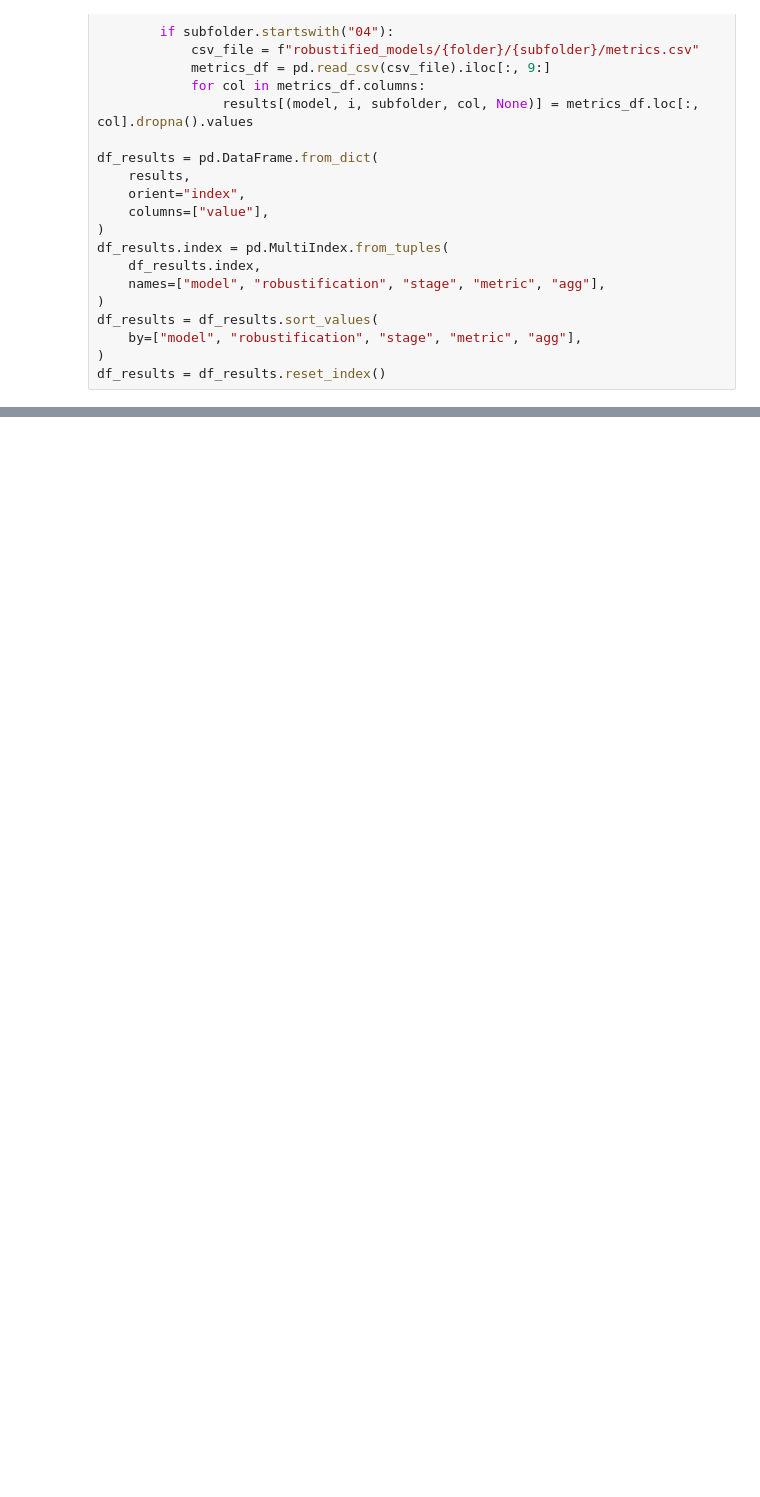
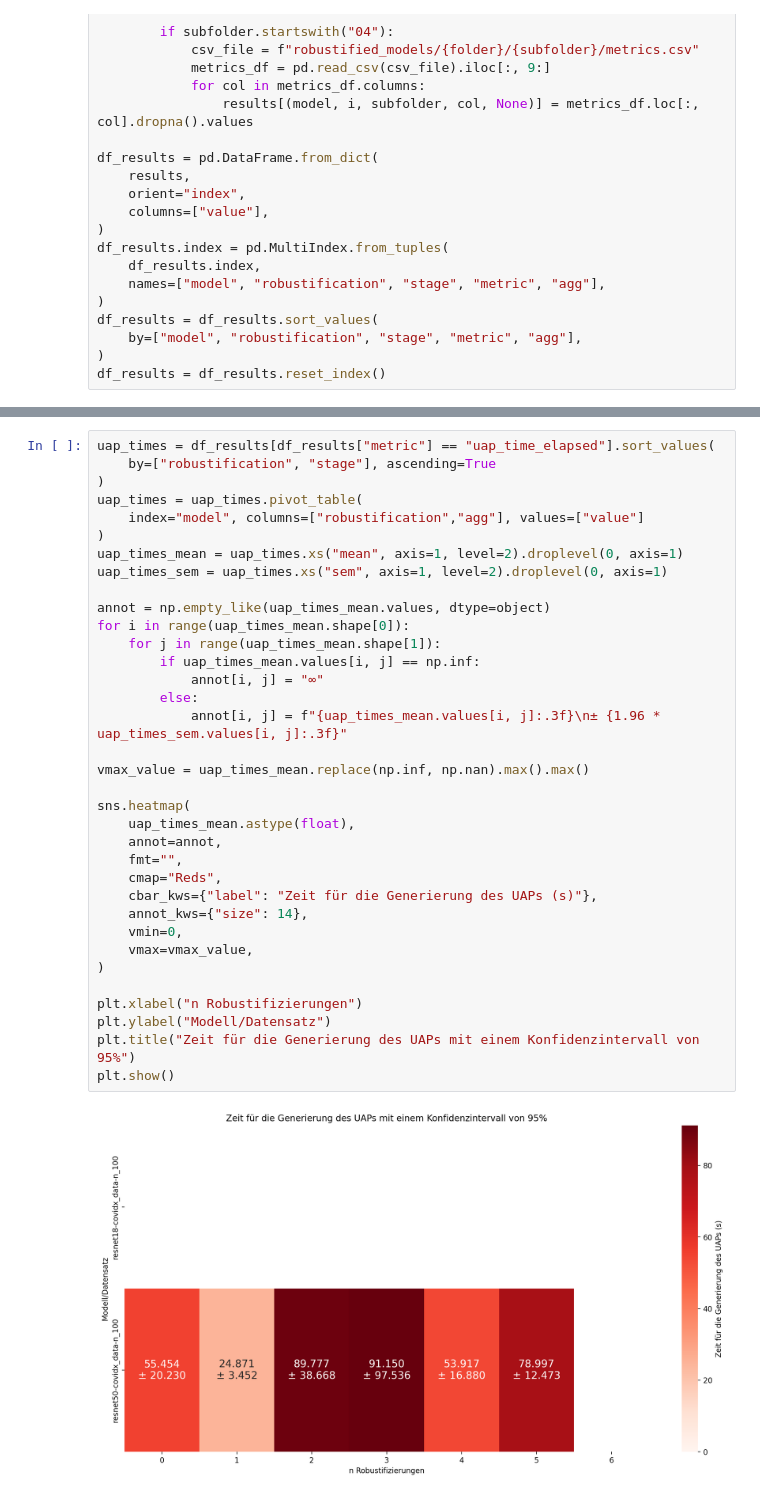
Before and after one commit to AdversarialAttacks/main, a Jupyter notebook: notebooks/11-metrics.ipynb, the cells around one changed output, grey strips where cells are left out. Drawn from its saved outputs; the diff is of its cells as text; blank space fills up the shorter version.

```diff
--- a/notebooks/11-metrics.ipynb
+++ b/notebooks/11-metrics.ipynb
@@ -167,0 +158,37 @@ uap_times
+# %%
+uap_times = df_results[df_results["metric"] == "uap_time_elapsed"].sort_values(
+    by=["robustification", "stage"], ascending=True
+)
+uap_times = uap_times.pivot_table(
+    index="model", columns=["robustification","agg"], values=["value"]
+)
+uap_times_mean = uap_times.xs("mean", axis=1, level=2).droplevel(0, axis=1)
+uap_times_sem = uap_times.xs("sem", axis=1, level=2).droplevel(0, axis=1)
+
+annot = np.empty_like(uap_times_mean.values, dtype=object)
+for i in range(uap_times_mean.shape[0]):
+    for j in range(uap_times_mean.shape[1]):
+        if uap_times_mean.values[i, j] == np.inf:
+            annot[i, j] = "∞"
+        else:
+            annot[i, j] = f"{uap_times_mean.values[i, j]:.3f}\n± {1.96 * uap_times_sem.values[i, j]:.3f}"
+
+vmax_value = uap_times_mean.replace(np.inf, np.nan).max().max()
+
+sns.heatmap(
+    uap_times_mean.astype(float),
+    annot=annot,
+    fmt="",
+    cmap="Reds",
+    cbar_kws={"label": "Zeit für die Generierung des UAPs (s)"},
+    annot_kws={"size": 14},
+    vmin=0,
+    vmax=vmax_value,
+)
+
+plt.xlabel("n Robustifizierungen")
+plt.ylabel("Modell/Datensatz")
+plt.title("Zeit für die Generierung des UAPs mit einem Konfidenzintervall von 95%")
+plt.show()
+# %% [output]
+[figure, added]
```
Also changed, not shown: parts of 5 cells of this notebook.
